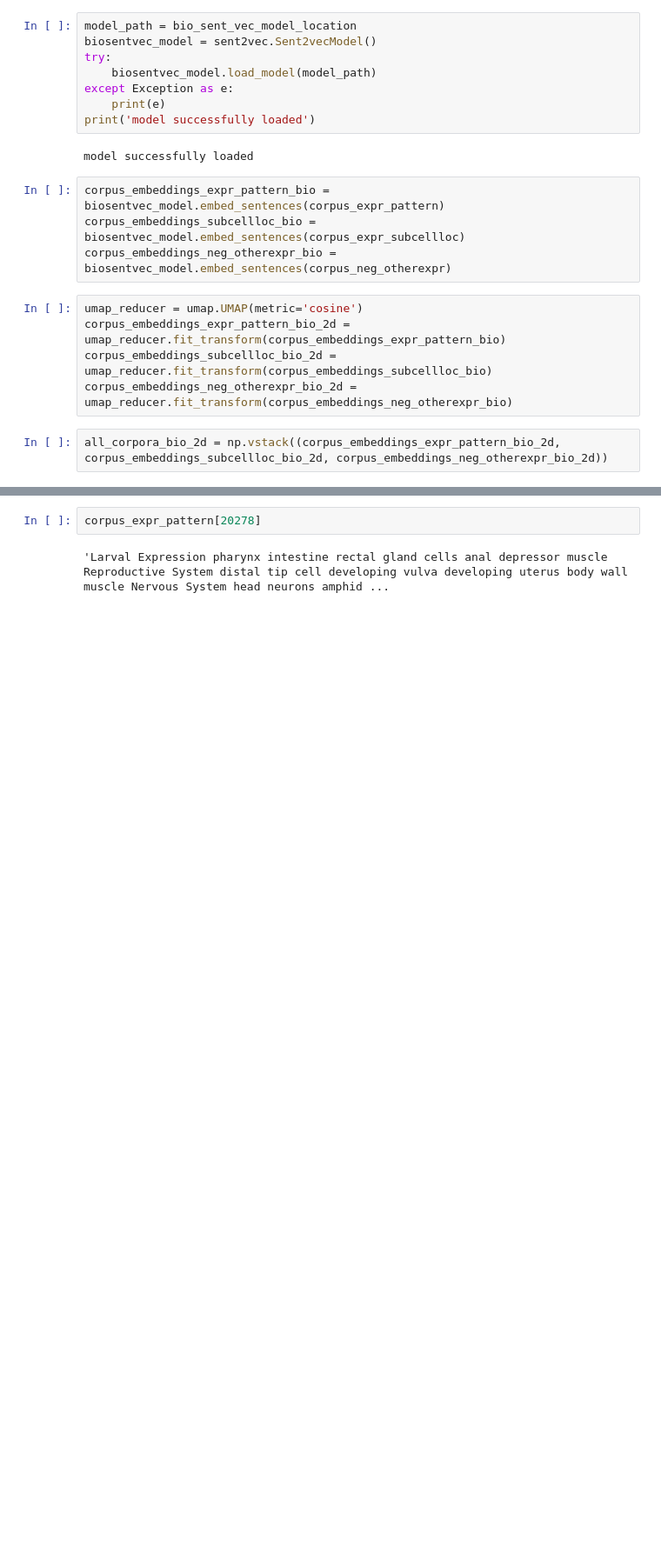
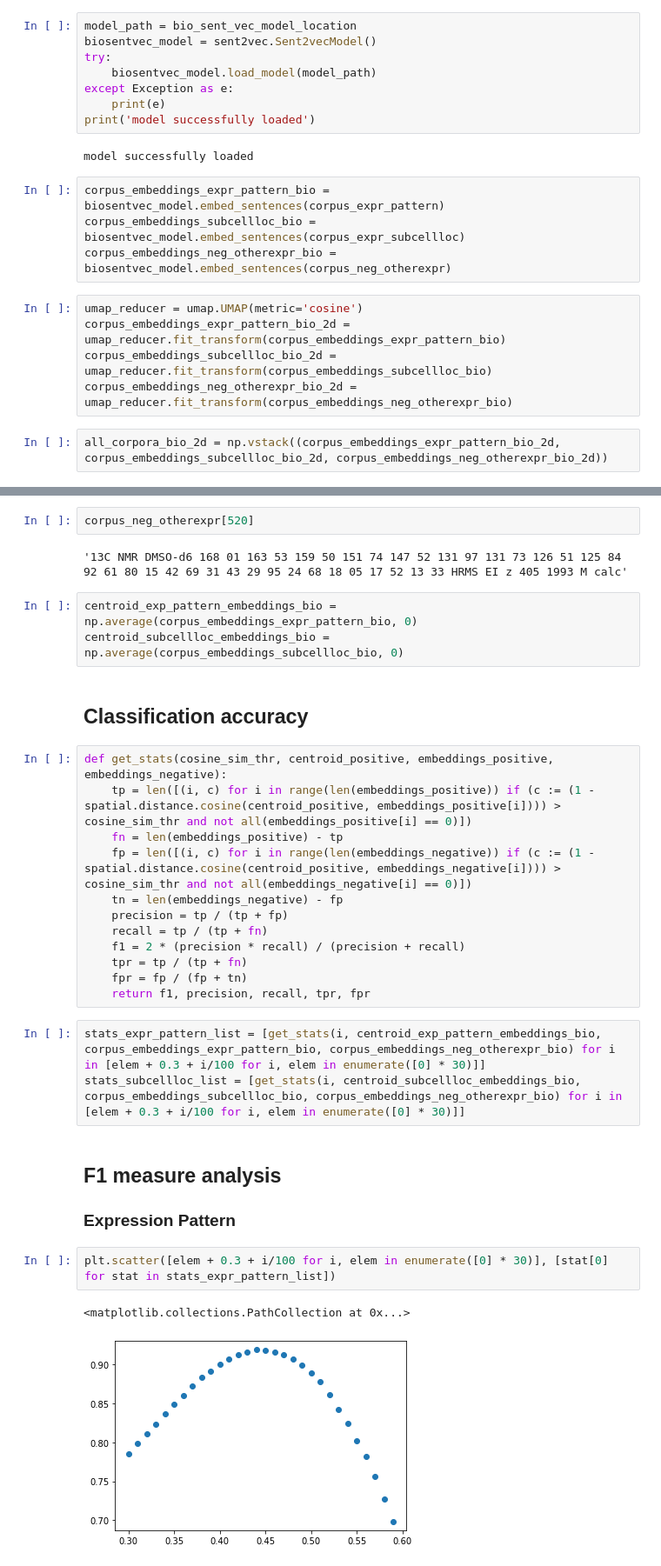
Before and after one commit to WormBase/curation-sentence-classification, a Jupyter notebook: notebooks/sentence_clustering.ipynb, the cells around one changed output, grey strips where cells are left out. Shown at 87% size. Drawn from its saved outputs; the diff is of its cells as text; blank space fills up the shorter version.

```diff
--- a/notebooks/sentence_clustering.ipynb
+++ b/notebooks/sentence_clustering.ipynb
@@ -188,4 +184,32 @@ corpus_expr_pattern[8]
-# %%
-corpus_expr_pattern[20278]
-# %% [output]
-'Larval Expression pharynx intestine rectal gland cells anal depressor muscle Reproductive System distal tip cell developing vulva developing uterus body wall muscle Nervous System head neurons amphid ...
+# %%
+corpus_neg_otherexpr[520]
+# %% [output]
+'13C NMR DMSO-d6 168 01 163 53 159 50 151 74 147 52 131 97 131 73 126 51 125 84 92 61 80 15 42 69 31 43 29 95 24 68 18 05 17 52 13 33 HRMS EI z 405 1993 M calc'
+# %%
+centroid_exp_pattern_embeddings_bio = np.average(corpus_embeddings_expr_pattern_bio, 0)
+centroid_subcellloc_embeddings_bio = np.average(corpus_embeddings_subcellloc_bio, 0)
+# %% [markdown]
+## Classification accuracy
+# %%
+def get_stats(cosine_sim_thr, centroid_positive, embeddings_positive, embeddings_negative):
+    tp = len([(i, c) for i in range(len(embeddings_positive)) if (c := (1 - spatial.distance.cosine(centroid_positive, embeddings_positive[i]))) > cosine_sim_thr and not all(embeddings_positive[i] == 0)])
+    fn = len(embeddings_positive) - tp
+    fp = len([(i, c) for i in range(len(embeddings_negative)) if (c := (1 - spatial.distance.cosine(centroid_positive, embeddings_negative[i]))) > cosine_sim_thr and not all(embeddings_negative[i] == 0)])
+    tn = len(embeddings_negative) - fp
+    precision = tp / (tp + fp)
+    recall = tp / (tp + fn)
+    f1 = 2 * (precision * recall) / (precision + recall)
+    tpr = tp / (tp + fn)
+    fpr = fp / (fp + tn)
+    return f1, precision, recall, tpr, fpr
+# %%
+stats_expr_pattern_list = [get_stats(i, centroid_exp_pattern_embeddings_bio, corpus_embeddings_expr_pattern_bio, corpus_embeddings_neg_otherexpr_bio) for i in [elem + 0.3 + i/100 for i, elem in enumerate([0] * 30)]]
+stats_subcellloc_list = [get_stats(i, centroid_subcellloc_embeddings_bio, corpus_embeddings_subcellloc_bio, corpus_embeddings_neg_otherexpr_bio) for i in [elem + 0.3 + i/100 for i, elem in enumerate([0] * 30)]]
+# %% [markdown]
+## F1 measure analysis
+### Expression Pattern
+# %%
+plt.scatter([elem + 0.3 + i/100 for i, elem in enumerate([0] * 30)], [stat[0] for stat in stats_expr_pattern_list])
+# %% [output]
+<matplotlib.collections.PathCollection at 0x...>
+[figure, added]
```
Also changed, not shown: parts of 21 cells of this notebook, 3 other files.
